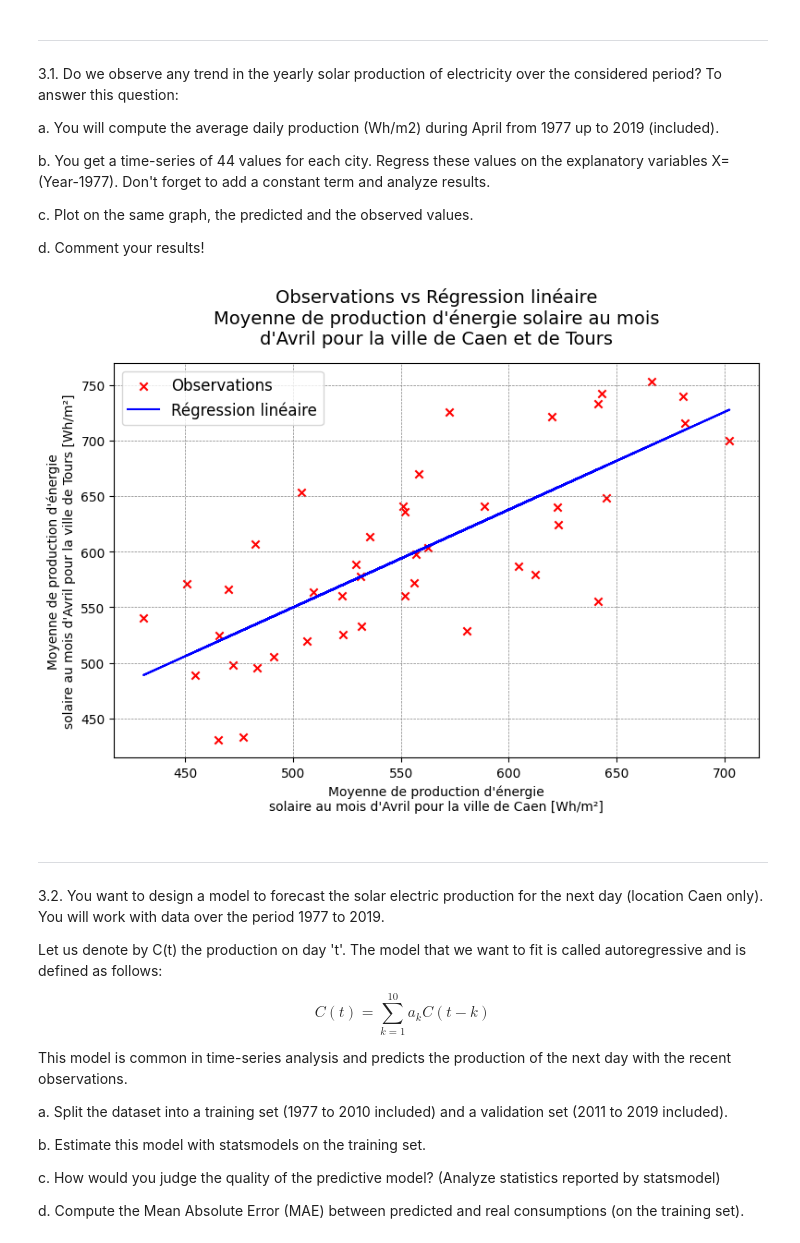
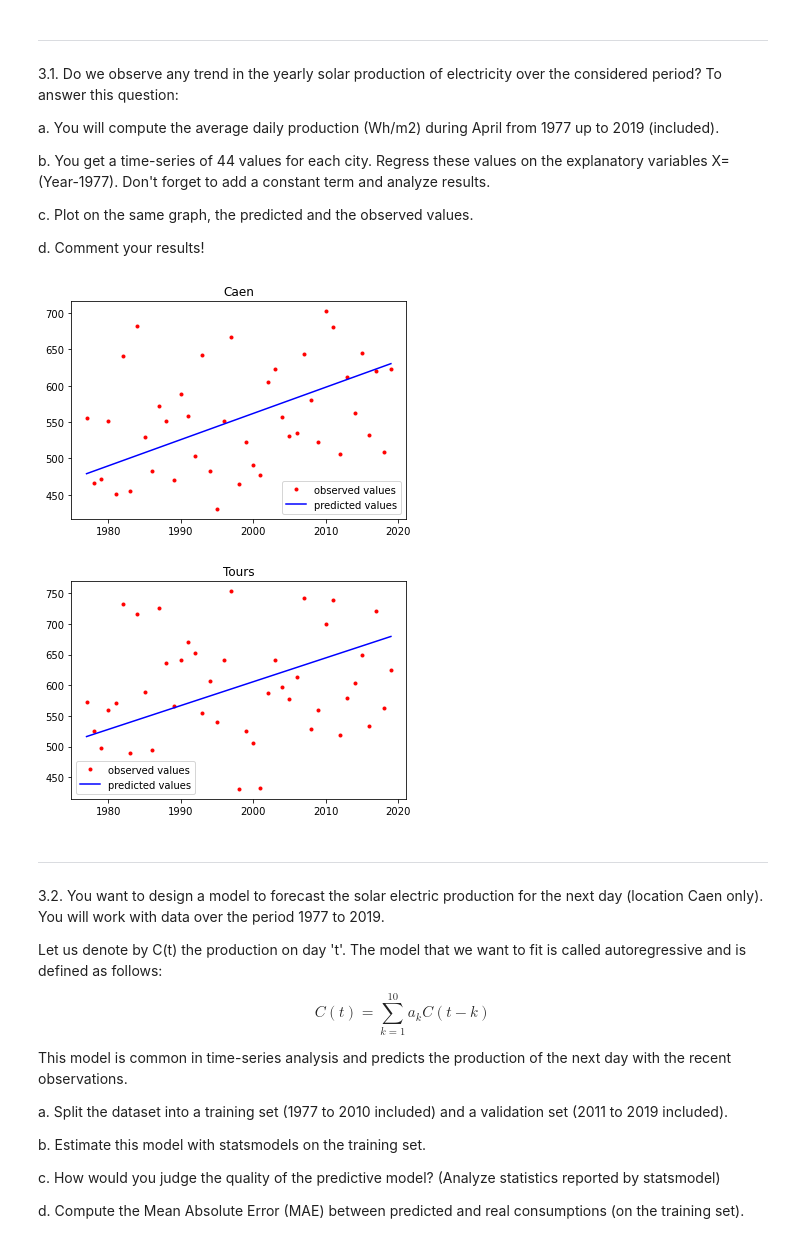
Before and after one commit to Mathis003/LEPL1109-Hackathons, a Jupyter notebook: Hackathon1.ipynb, the cells around one changed output. Saved outputs shown, nothing was run; the diff lists cells and outputs as text; code cells hidden in the pictures.

```diff
--- a/Hackathon1.ipynb
+++ b/Hackathon1.ipynb
@@ -594,33 +345,38 @@ variables X=(Year-1977). Don't forget to add a constant term and analyze results
 c. Plot on the same graph, the predicted and the observed values.
 
 d. Comment your results!
-# %%
-# Keep only the data between the year 1977 and 2019 included
-df_datas = df_april[(1977 <= df_april['year']) & (df_april['year'] <= 2019)]
-
-list_average_Caen, list_average_Tours = [], []
-for i in range(1977, 2020):
-    list_average_Caen.append(df_datas[(df_datas['year'] == i)]['Caen_Wh'].mean())
-    list_average_Tours.append(df_datas[(df_datas['year'] == i)]['Tours_Wh'].mean())
-
-caen_means, tours_means = np.array(list_average_Caen), np.array(list_average_Tours)
-
-slope, intercept, r_value, p_value, std_err = linregress(caen_means, tours_means)
-y_line = slope * caen_means + intercept
-
-fig = plt.figure(figsize=(8, 6))
-
-plt.scatter(caen_means, tours_means, marker='x', color='red', label='Observations')
-plt.plot(caen_means, y_line, color='blue', label='Régression linéaire')
-plt.xlabel('Moyenne de production d\'énergie\nsolaire au mois d\'Avril pour la ville de Caen [Wh/m²]')
-plt.ylabel('Moyenne de production d\'énergie\nsolaire au mois d\'Avril pour la ville de Tours [Wh/m²]')
-plt.title("Observations vs Régression linéaire\nMoyenne de production d\'énergie solaire au mois\nd\'Avril pour la ville de Caen et de Tours", fontsize=14, y=1.03)
-plt.legend(fontsize=12, loc='upper left')
-plt.grid('x', color='gray', linestyle='--', linewidth=0.5)
-plt.tight_layout()
-plt.show()
-# %% [output]
-[figure, removed]
+# %%
+av_april_caen = np.zeros(2020 - 1977)
+av_april_tours = np.zeros(2020 - 1977)
+y = np.arange(1977, 2020, 1)
+years = y - 1977
+for i in  years :
+    a = April_dates[:,0] == i + 1977
+    av_april_caen[i] = np.mean(April_caen[a])
+    av_april_tours[i] = np.mean(April_tours[a])
+
+beta1_caen = np.sum(av_april_caen - np.mean(av_april_caen) * (years - np.mean(years))) / np.sum((years - np.mean(years))**2)
+beta1_tours = np.sum(av_april_tours - np.mean(av_april_tours) * (years - np.mean(years))) / np.sum((years - np.mean(years))**2)
+beta0_caen = np.mean(av_april_caen) - beta1_caen * np.mean(years)
+beta0_tours = np.mean(av_april_tours) - beta1_tours * np.mean(years)
+
+plt.figure()
+plt.title("Caen")
+plt.plot(y, av_april_caen, '.r', label="observed values")
+plt.plot(y, beta0_caen + beta1_caen * years, '-b', label="predicted values")
+plt.legend()
+
+plt.figure()
+plt.title("Tours")
+plt.plot(y, av_april_tours, '.r', label="observed values")
+plt.plot(y, beta0_tours + beta1_tours * years, '-b', label="predicted values")
+plt.legend()
+
+
+plt.show()
+# %% [output]
+[figure, added]
+[figure, added]
 # %% [markdown]
 ---
 3.2. You want to design a model to forecast the solar electric production for the next day (location Caen only). You will work with data over the period 1977 to 2019.
```
Also changed, not shown: parts of 18 cells of this notebook.
